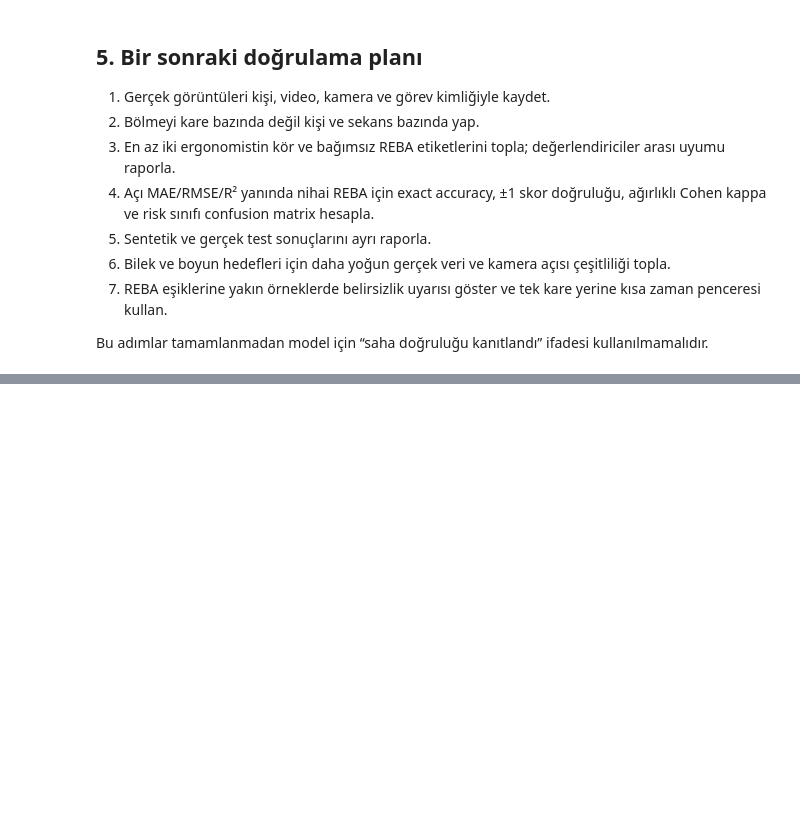
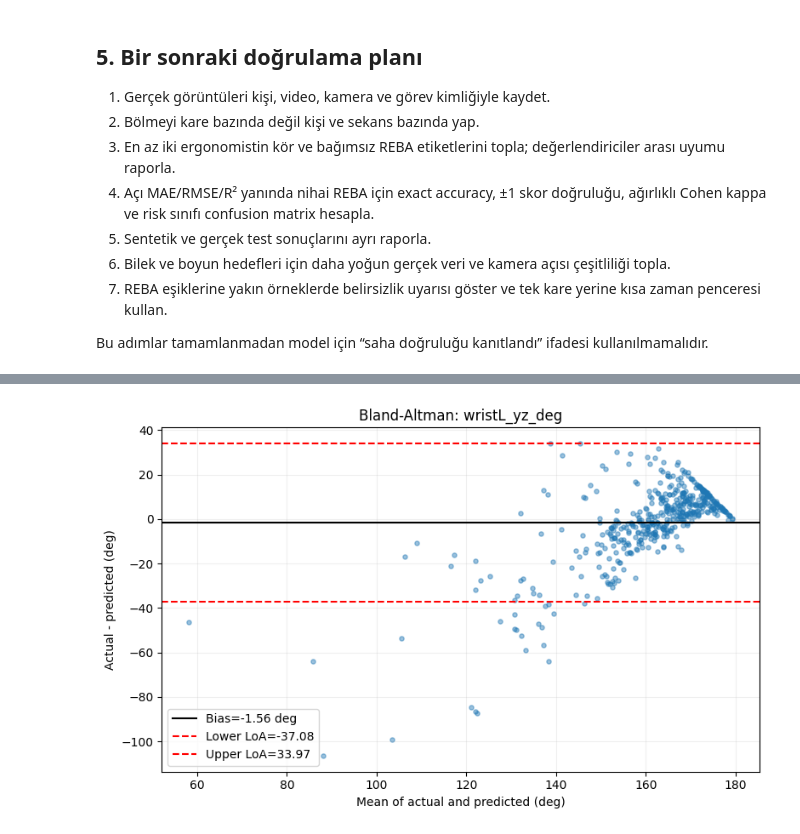
Before and after one commit to ToreEREN/reba-ergonomi-platformu, a Jupyter notebook: research/REBA_Model_Guvenilirlik_Analizi.ipynb, the cells around one changed output, grey strips where cells are left out. Saved outputs shown, nothing was run; the diff lists cells and outputs as text; code cells hidden in the pictures; blank space fills up the shorter version.

```diff
--- a/research/REBA_Model_Guvenilirlik_Analizi.ipynb
+++ b/research/REBA_Model_Guvenilirlik_Analizi.ipynb
@@ -332,0 +520,18 @@ Bu adımlar tamamlanmadan model için “saha doğruluğu kanıtlandı” ifades
+# %%
+weak_target = comparison.sort_values("r2_new").iloc[0]["target"]
+i = ANGLE_TARGETS.index(weak_target)
+mean_pair = (y_true[:,i] + y_new[:,i]) / 2
+signed_diff = y_true[:,i] - y_new[:,i]
+bias_mean = signed_diff.mean(); bias_sd = signed_diff.std(ddof=1)
+loa_low, loa_high = bias_mean-1.96*bias_sd, bias_mean+1.96*bias_sd
+fig, ax = plt.subplots(figsize=(8,5))
+ax.scatter(mean_pair, signed_diff, s=14, alpha=.45)
+ax.axhline(bias_mean,color="black",label=f"Bias={bias_mean:.2f} deg")
+ax.axhline(loa_low,color="red",ls="--",label=f"Lower LoA={loa_low:.2f}")
+ax.axhline(loa_high,color="red",ls="--",label=f"Upper LoA={loa_high:.2f}")
+ax.set_xlabel("Mean of actual and predicted (deg)"); ax.set_ylabel("Actual - predicted (deg)")
+ax.set_title(f"Bland-Altman: {weak_target}"); ax.legend(); ax.grid(alpha=.2)
+plt.tight_layout(); fig.savefig(FIG_DIR / "bland_altman_weakest_target.pdf", bbox_inches="tight")
+plt.show()
+# %% [output]
+[figure, added]
```
Also changed, not shown: parts of 10 cells of this notebook, 15 other files.
